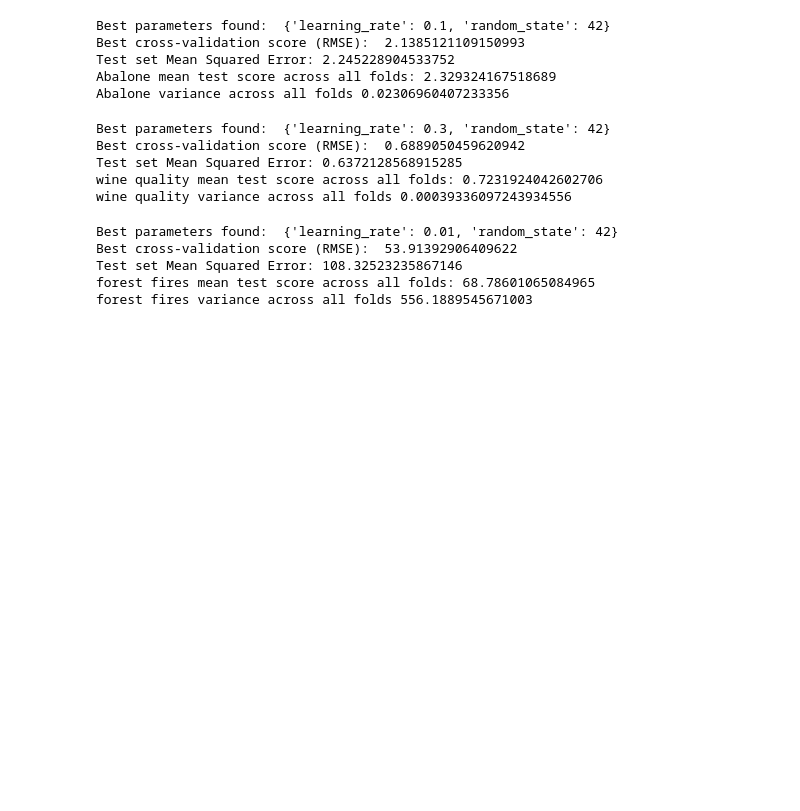
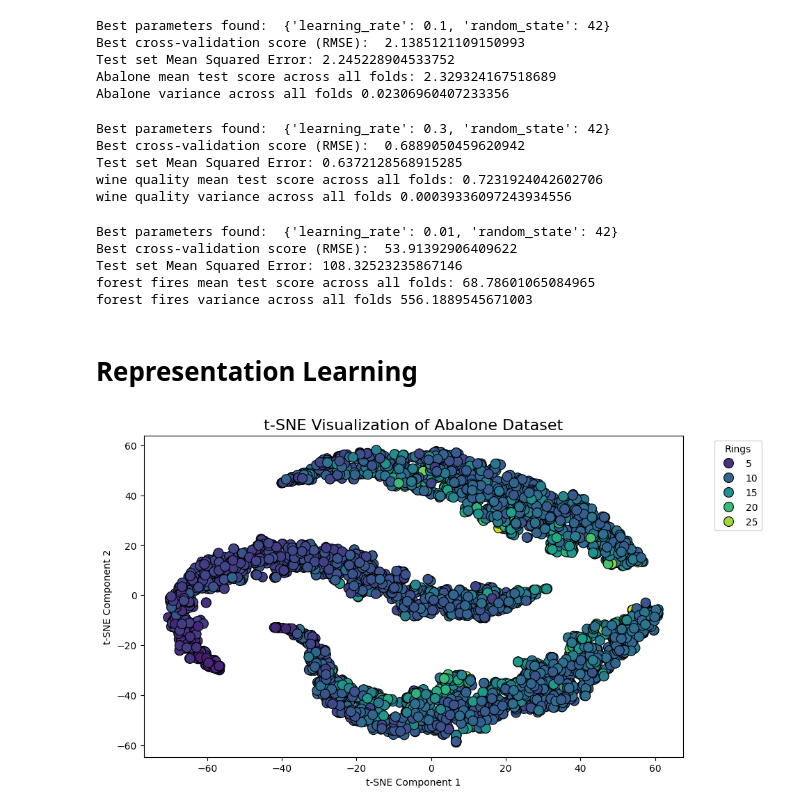
Before and after one commit to niiquaye/ECE457B, a Jupyter notebook: W25-asg2/assignment.ipynb, the cells around one changed output. Saved outputs shown, nothing was run; the diff lists cells and outputs as text; code cells hidden in the pictures; blank space fills up the shorter version.

Commit message:
t-sne charts

```diff
--- a/W25-asg2/assignment.ipynb
+++ b/W25-asg2/assignment.ipynb
@@ -429,3 +432,5 @@ Best cross-validation score (RMSE):  53.91392906409622
 Test set Mean Squared Error: 108.32523235867146
 forest fires mean test score across all folds: 68.78601065084965
 forest fires variance across all folds 556.1889545671003
+# %% [markdown]
+# Representation Learning
@@ -431,0 +441,23 @@ forest fires variance across all folds 556.1889545671003
+# %%
+def plot_t_sne(X_data, y_data, predictor_attribute, data_set_name, perplexity=30):
+    tsne = TSNE(n_components=2, random_state=42, perplexity=perplexity)
+    X_tsne = tsne.fit_transform(X_data)
+
+    # Create a DataFrame to hold the t-SNE results
+    tsne_df = pd.DataFrame(X_tsne, columns=['TSNE1', 'TSNE2'])
+
+    # Optionally, add the target variable to the DataFrame for coloring
+    tsne_df[predictor_attribute] = y_data
+
+    # Plot the results
+    plt.figure(figsize=(10, 6))
+    sns.scatterplot(x='TSNE1', y='TSNE2', hue=predictor_attribute, data=tsne_df, palette='viridis', s=100, edgecolor='k')
+    plt.title(f't-SNE Visualization of {data_set_name} Dataset', fontsize=16)
+    plt.xlabel('t-SNE Component 1')
+    plt.ylabel('t-SNE Component 2')
+    plt.legend(title=predictor_attribute, bbox_to_anchor=(1.05, 1), loc='upper left')
+    plt.show()
+# %%
+plot_t_sne(X_abalone, y_abalone, 'Rings', 'Abalone', perplexity=30)
+# %% [output]
+[figure, added]
```
Also changed, not shown: parts of 4 cells of this notebook.
